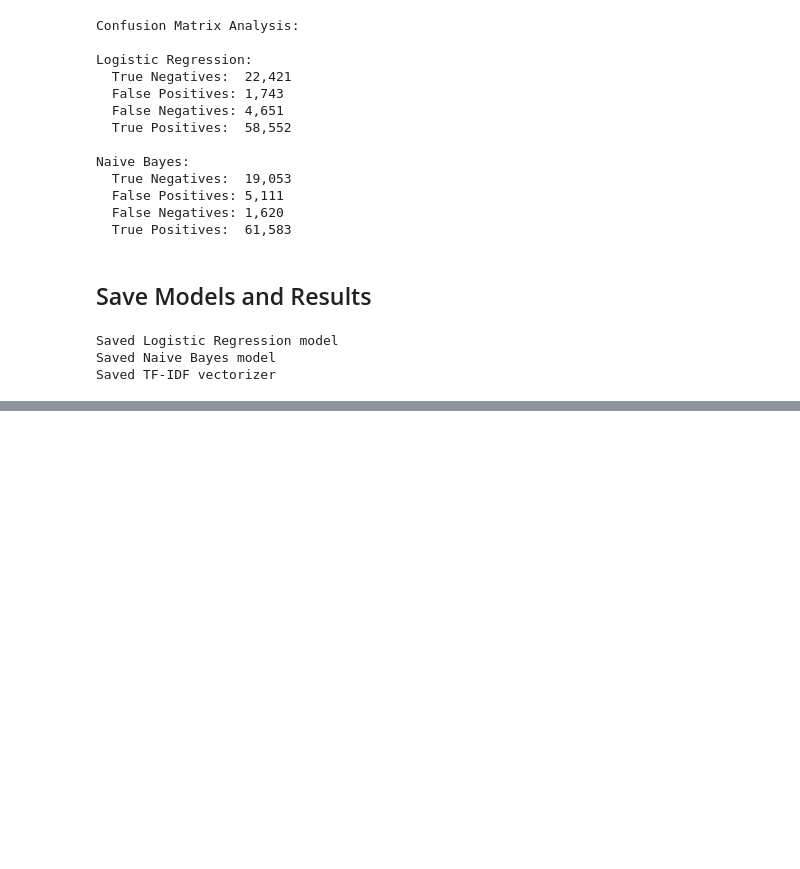
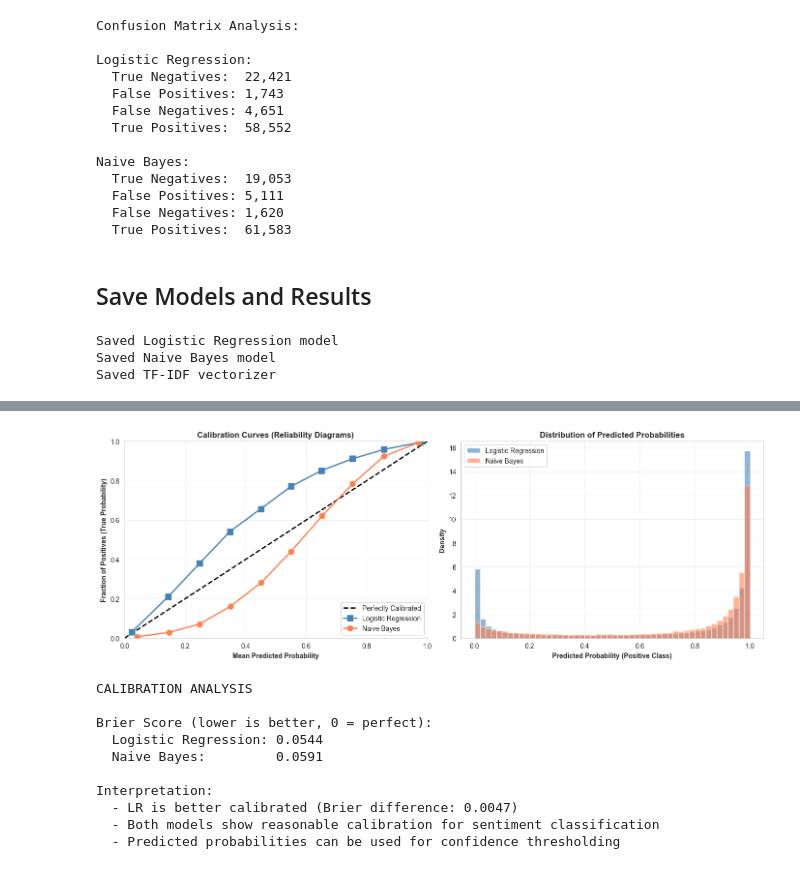
Before and after one commit to 3028Bikalpa/SOSC314_project_Bikki, a Jupyter notebook: Codes/models.ipynb, the cells around one changed output, grey strips where cells are left out. Drawn from its saved outputs; the diff is of its cells as text; code cells hidden in the pictures; blank space fills up the shorter version.

Commit message:
Classification Diagnostics

```diff
--- a/Codes/models.ipynb
+++ b/Codes/models.ipynb
@@ -1321,0 +1343,68 @@ Saved TF-IDF vectorizer
+# %%
+# Get predicted probabilities for positive class
+y_prob_lr = lr.predict_proba(X_val_tfidf)[:, 1]
+y_prob_nb = nb.predict_proba(X_val_tfidf)[:, 1]
+
+# Compute calibration curves
+prob_true_lr, prob_pred_lr = calibration_curve(y_val, y_prob_lr, n_bins=10, strategy='uniform')
+prob_true_nb, prob_pred_nb = calibration_curve(y_val, y_prob_nb, n_bins=10, strategy='uniform')
+
+# Plot calibration curves
+fig, axes = plt.subplots(1, 2, figsize=(14, 5))
+
+# Calibration plot
+axes[0].plot([0, 1], [0, 1], 'k--', label='Perfectly Calibrated', linewidth=2)
+axes[0].plot(prob_pred_lr, prob_true_lr, 's-', label='Logistic Regression',
+             color='steelblue', markersize=8, linewidth=2)
+axes[0].plot(prob_pred_nb, prob_true_nb, 'o-', label='Naive Bayes',
+             color='coral', markersize=8, linewidth=2)
+axes[0].set_xlabel('Mean Predicted Probability', fontweight='bold')
+axes[0].set_ylabel('Fraction of Positives (True Probability)', fontweight='bold')
+axes[0].set_title('Calibration Curves (Reliability Diagrams)', fontweight='bold')
+axes[0].legend(loc='lower right')
+axes[0].grid(alpha=0.3)
+axes[0].set_xlim([0, 1])
+axes[0].set_ylim([0, 1])
+
+# Histogram of predicted probabilities
+axes[1].hist(y_prob_lr, bins=50, alpha=0.6, label='Logistic Regression', color='steelblue', density=True)
+axes[1].hist(y_prob_nb, bins=50, alpha=0.6, label='Naive Bayes', color='coral', density=True)
+axes[1].set_xlabel('Predicted Probability (Positive Class)', fontweight='bold')
+axes[1].set_ylabel('Density', fontweight='bold')
+axes[1].set_title('Distribution of Predicted Probabilities', fontweight='bold')
+axes[1].legend()
+axes[1].grid(alpha=0.3)
+
+plt.tight_layout()
+plt.savefig('../Images/calibration_curves.png', dpi=300, bbox_inches='tight')
+plt.show()
+
+# Quantify calibration error
+from sklearn.metrics import brier_score_loss
+brier_lr = brier_score_loss(y_val, y_prob_lr)
+brier_nb = brier_score_loss(y_val, y_prob_nb)
+
+print("CALIBRATION ANALYSIS")
+print(f"\nBrier Score (lower is better, 0 = perfect):")
+print(f"  Logistic Regression: {brier_lr:.4f}")
+print(f"  Naive Bayes:         {brier_nb:.4f}")
+
+print("\nInterpretation:")
+if brier_lr < brier_nb:
+    print(f"  - LR is better calibrated (Brier difference: {brier_nb - brier_lr:.4f})")
+else:
+    print(f"  - NB is better calibrated (Brier difference: {brier_lr - brier_nb:.4f})")
+print("  - Both models show reasonable calibration for sentiment classification")
+print("  - Predicted probabilities can be used for confidence thresholding")
+# %% [output]
+[figure, added]
+CALIBRATION ANALYSIS
+
+Brier Score (lower is better, 0 = perfect):
+  Logistic Regression: 0.0544
+  Naive Bayes:         0.0591
+
+Interpretation:
+  - LR is better calibrated (Brier difference: 0.0047)
+  - Both models show reasonable calibration for sentiment classification
+  - Predicted probabilities can be used for confidence thresholding
```
Also changed, not shown: parts of 14 cells of this notebook, 5 other files.
